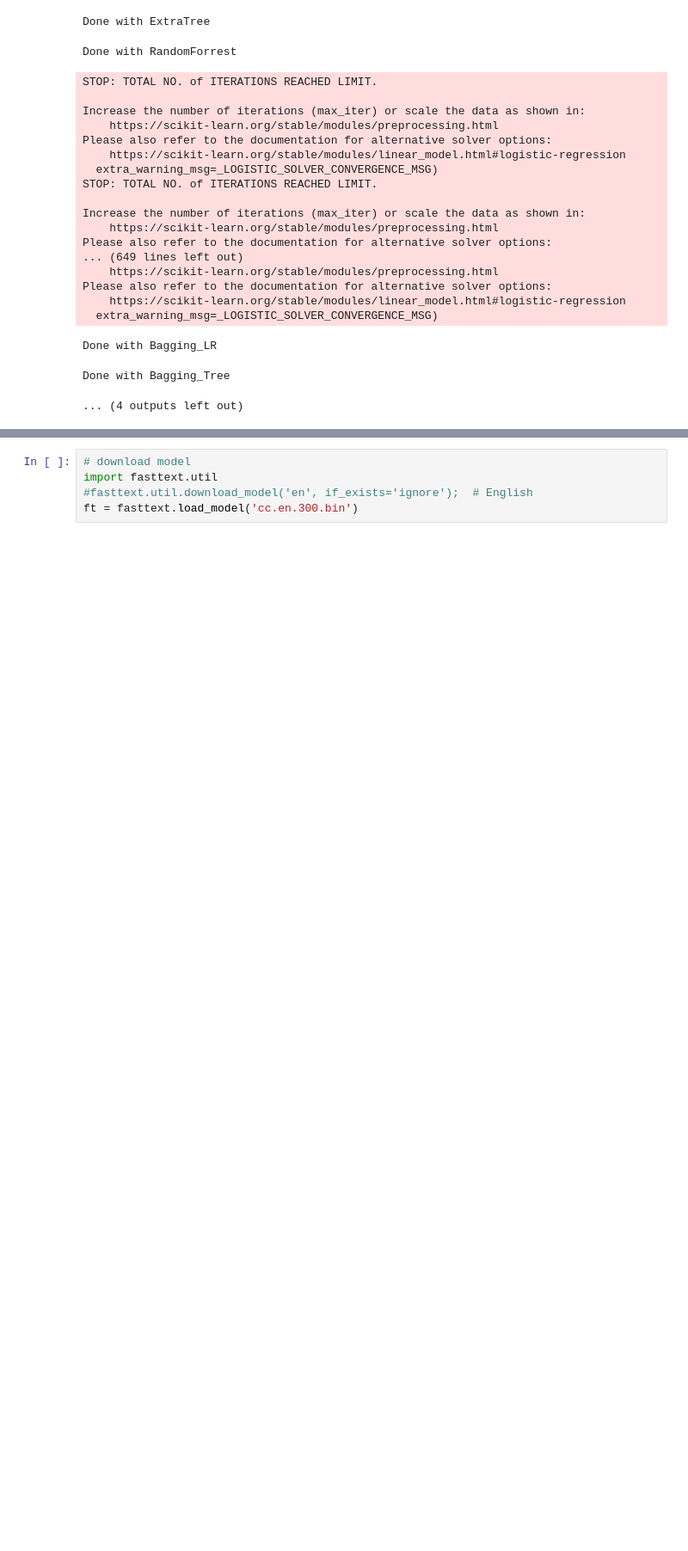
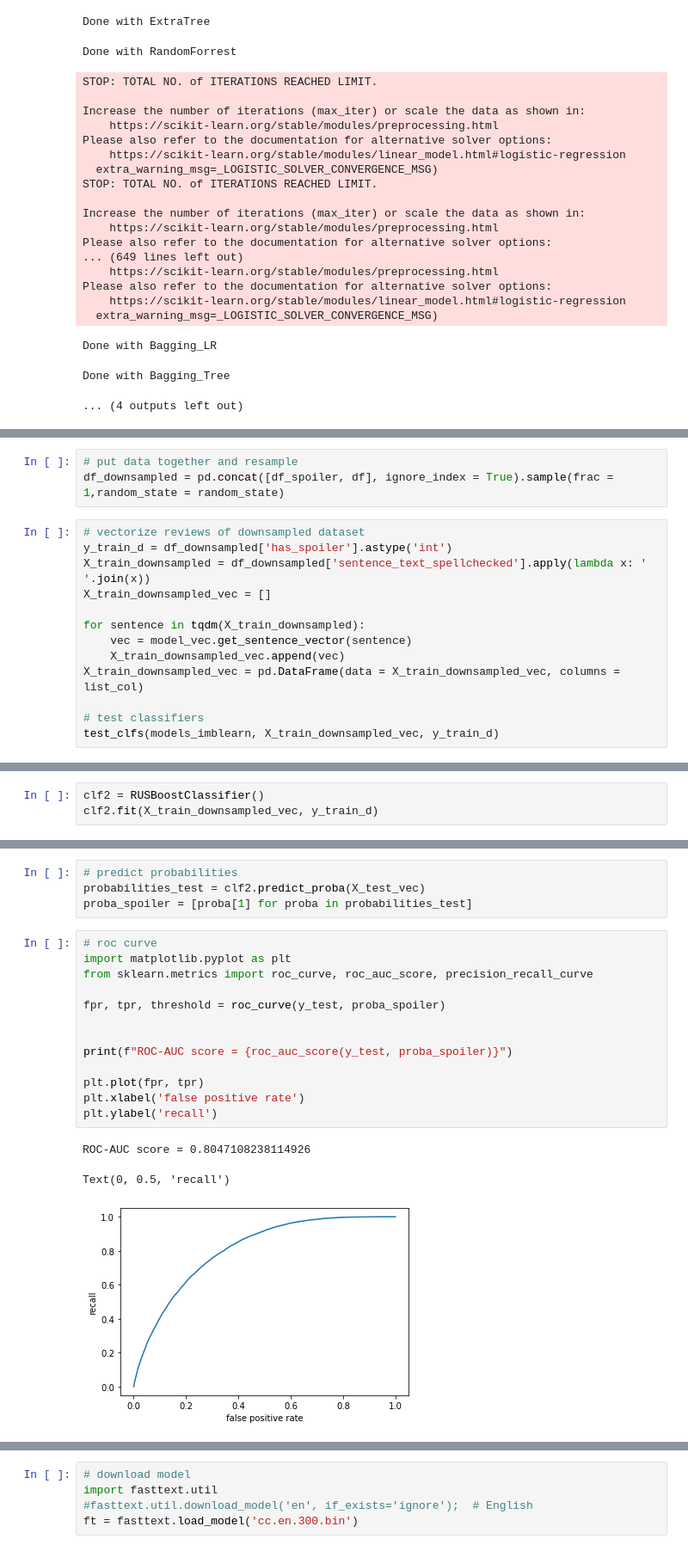
Before and after one commit to GHabeck/202011_capstone_project, a Jupyter notebook: word_embedding.ipynb, the cells around one changed output, grey strips where cells are left out. Shown at 86% size. Cells and saved outputs as stored; diff of their text form; blank space fills up the shorter version.

```diff
--- a/word_embedding.ipynb
+++ b/word_embedding.ipynb
@@ -240,0 +330,16 @@ KeyboardInterrupt:
+# %%
+# put data together and resample
+df_downsampled = pd.concat([df_spoiler, df], ignore_index = True).sample(frac = 1,random_state = random_state)
+# %%
+# vectorize reviews of downsampled dataset
+y_train_d = df_downsampled['has_spoiler'].astype('int')
+X_train_downsampled = df_downsampled['sentence_text_spellchecked'].apply(lambda x: ' '.join(x))
+X_train_downsampled_vec = []
+
+for sentence in tqdm(X_train_downsampled):
+    vec = model_vec.get_sentence_vector(sentence)
+    X_train_downsampled_vec.append(vec)
+X_train_downsampled_vec = pd.DataFrame(data = X_train_downsampled_vec, columns = list_col)
+
+# test classifiers
+test_clfs(models_imblearn, X_train_downsampled_vec, y_train_d)
@@ -240,0 +377,3 @@ KeyboardInterrupt:
+# %%
+clf2 = RUSBoostClassifier()
+clf2.fit(X_train_downsampled_vec, y_train_d)
@@ -240,0 +405,21 @@ KeyboardInterrupt:
+# %%
+# predict probabilities
+probabilities_test = clf2.predict_proba(X_test_vec)
+proba_spoiler = [proba[1] for proba in probabilities_test]
+# %%
+# roc curve
+import matplotlib.pyplot as plt
+from sklearn.metrics import roc_curve, roc_auc_score, precision_recall_curve
+
+fpr, tpr, threshold = roc_curve(y_test, proba_spoiler)
+
+
+print(f"ROC-AUC score = {roc_auc_score(y_test, proba_spoiler)}")
+
+plt.plot(fpr, tpr)
+plt.xlabel('false positive rate')
+plt.ylabel('recall')
+# %% [output]
+ROC-AUC score = 0.8047108238114926
+Text(0, 0.5, 'recall')
+[figure, added]
```
Also changed, not shown: parts of 76 cells of this notebook.
